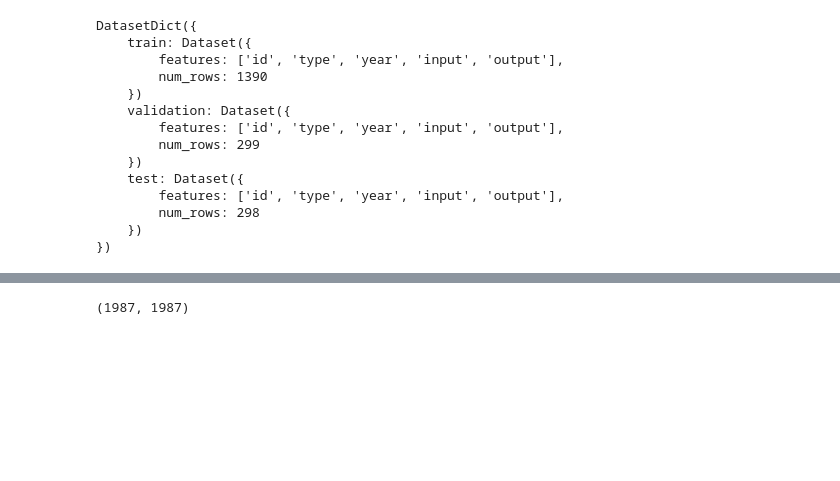
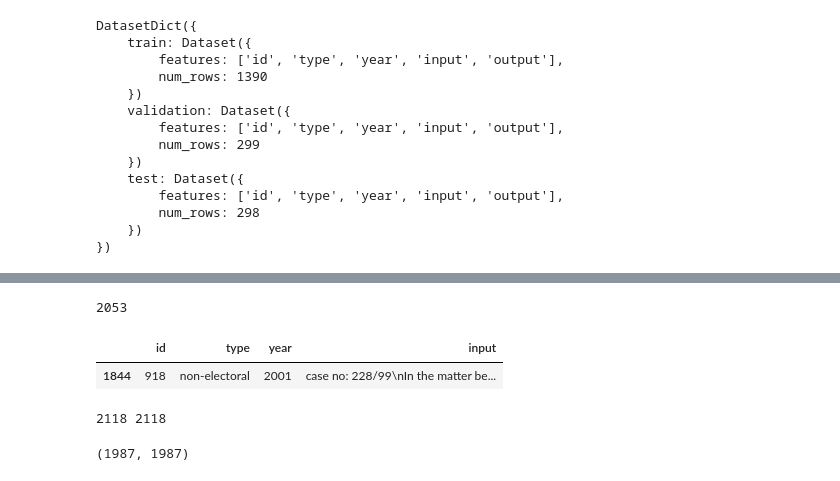
Before and after one commit to dsfsi/zasca-sum, a Jupyter notebook: scripts/process.ipynb, the cells around one changed output, grey strips where cells are left out. Saved outputs shown, nothing was run; the diff lists cells and outputs as text; code cells hidden in the pictures; blank space fills up the shorter version.

```diff
--- a/scripts/process.ipynb
+++ b/scripts/process.ipynb
@@ -11,5 +14,6 @@ plt.rcParams["font.family"] = "Times New Roman"
 # %%
-ds = load_dataset('abumafrim/ZaSCA-Judgment-Summaries', 'judgments-with-summaries', token='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')
+ds = load_dataset('abumafrim/ZaSCA-Judgment-Summaries', 'judgments-with-summaries', token='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')
+ds2 = load_dataset('abumafrim/ZaSCA-Judgment-Summaries', 'judgments-without-summaries', token='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')
 ds
 # %% [output]
 DatasetDict({
@@ -37,0 +196,22 @@ Index(['id', 'type', 'year', 'input', 'output', 'split'], dtype='object')
+# %%
+df = pd.DataFrame(ds['all_data'])
+len(df)
+# %% [output]
+2053
+# %%
+df = df.dropna(subset=['input'])
+len(df)
+
+# print row where input length is 1
+df[df['input'].apply(lambda x: len(sent_tokenize(x)) == 1)]
+# %% [output]
+|  | id | type | year | input |
+| 1844 | 918 | non-electoral | 2001 | case no: 228/99\nIn the matter be... |
+# %%
+df = get_data('with_summaries')
+tknize_type = 'word'
+
+m_data, ms_data = get_stats(df, tknize_type)
+print(len(m_data), len(ms_data))
+# %% [output]
+2118 2118
```
Also changed, not shown: parts of 7 cells of this notebook.
